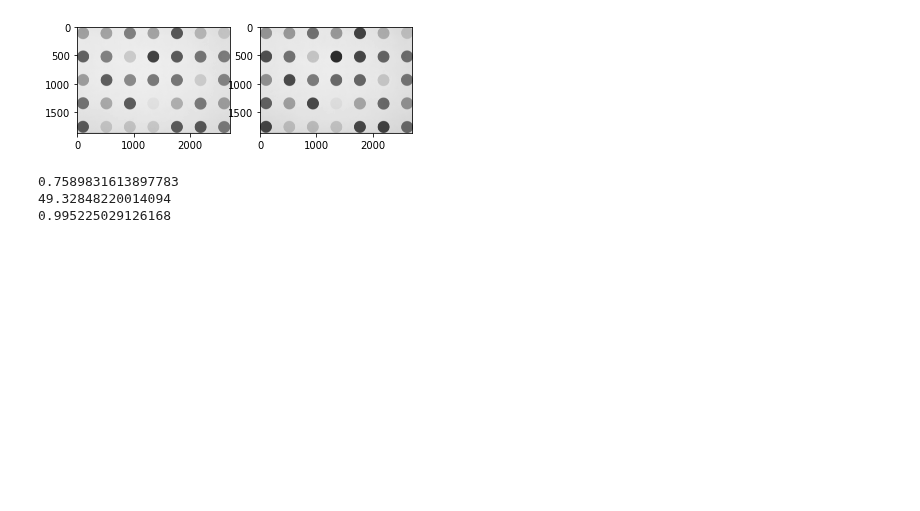
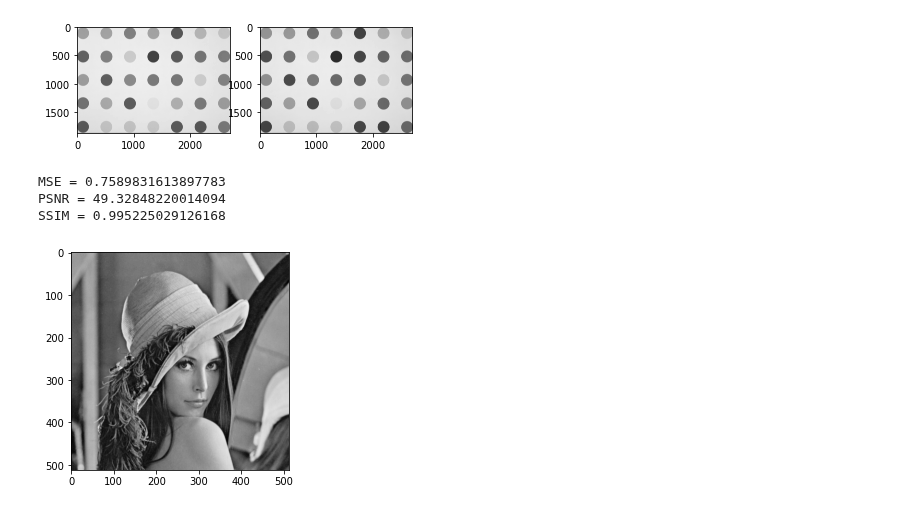
Before and after one commit to samiparnab2/Image-Processing-OpenCV-python, a Jupyter notebook: Steganography(PVD).ipynb, the cells around one changed output. Cells and saved outputs as stored; diff of their text form; code cells hidden in the pictures; blank space fills up the shorter version.

```diff
--- a/Steganography(PVD).ipynb
+++ b/Steganography(PVD).ipynb
@@ -98,10 +98,55 @@ plt.show()
 [figure]
 # %%
 from skimage import metrics
-print(metrics.mean_squared_error(cover,cover_stego_pvd))
-print(metrics.peak_signal_noise_ratio(cover,cover_stego_pvd))
-print(metrics.structural_similarity(cover,cover_stego_pvd))
+print('MSE =',metrics.mean_squared_error(cover,cover_stego_pvd))
+print('PSNR =',metrics.peak_signal_noise_ratio(cover,cover_stego_pvd))
+print('SSIM =',metrics.structural_similarity(cover,cover_stego_pvd))
 # %% [output]
-0.7589831613897783
-49.32848220014094
-0.995225029126168
+MSE = 0.7589831613897783
+PSNR = 49.32848220014094
+SSIM = 0.995225029126168
+# %%
+def stego_pvd_decode(stego,dim):
+    stego1d=stego.flatten()
+    n=dim[0]*dim[1]*8
+    mtb=0
+    i=0
+    byt_str=''
+    while mtb<n:
+        if stego1d[i]>stego1d[i+1]:
+            diff=stego1d[i]-stego1d[i+1]
+        else:
+            diff=stego1d[i+1]-stego1d[i]
+        i+=2
+        if diff>=0 and diff<8:
+            bits=2
+            low=0
+        elif diff>=8 and diff<16:
+            bits=3
+            low=8
+        elif diff>=16 and diff<32:
+            bits=4
+            low=16
+        elif diff>=32 and diff<64:
+            bits=5
+            low=32
+        elif diff>=64 and diff<128:
+            bits=6
+            low=64
+        elif diff>=128 and diff<256:
+            bits=7
+            low=128
+        val=diff-low
+        byt_str+=format(int(val),'0'+str(bits)+'b')
+        mtb+=bits
+    mtb=0
+    msg_rec=[]
+    while mtb<n:
+        msg_rec.append(int(byt_str[mtb:mtb+8],2))
+        mtb+=8
+    return np.array(msg_rec).reshape(dim[0],dim[1])
+msg_rec_pvd=stego_pvd_decode(cover_stego_pvd,msg.shape)
+plt.imshow(msg_rec_pvd,cmap='gray')
+plt.show()
+# %% [output]
+[figure, added]
```
